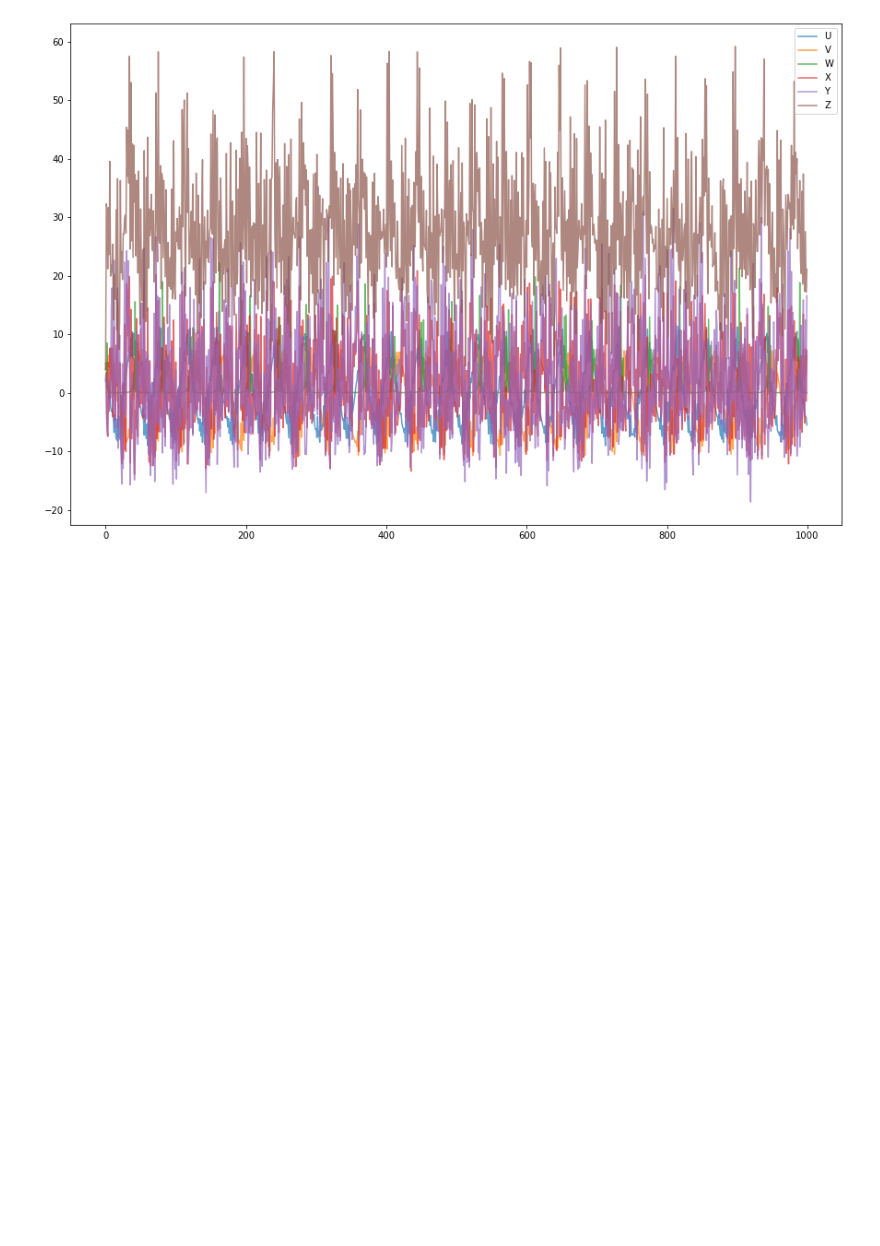
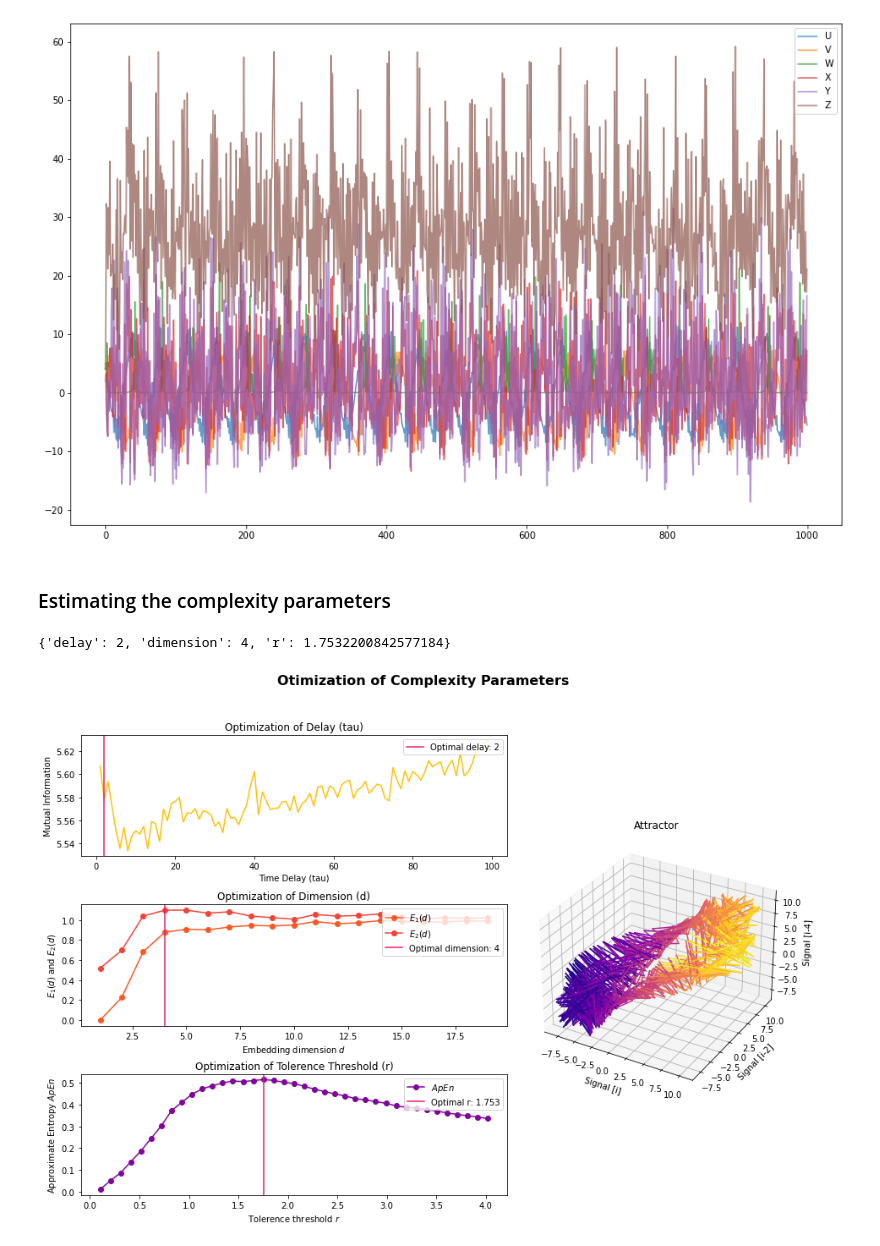
Before and after one commit to fccoelho/sistemas_dinamicos_aplicados, a Jupyter notebook: Sage/Causality in Dynamical Systems.ipynb, the cells around one changed output. Cells and saved outputs as stored; diff of their text form; code cells hidden in the pictures; blank space fills up the shorter version.

```diff
--- a/Sage/Causality in Dynamical Systems.ipynb
+++ b/Sage/Causality in Dynamical Systems.ipynb
@@ -316,3 +325,11 @@ plt.plot(res, alpha=0.7)
 plt.legend(['U','V','W','X','Y','Z']);
 # %% [output]
 [figure]
+# %% [markdown]
+### Estimating the complexity parameters
+# %%
+parameters = nk.complexity_optimize(res[:,0], show=True)
+parameters
+# %% [output]
+{'delay': 2, 'dimension': 4, 'r': 1.7532200842577184}
+[figure, added]
```
Also changed, not shown: parts of 5 cells of this notebook.
